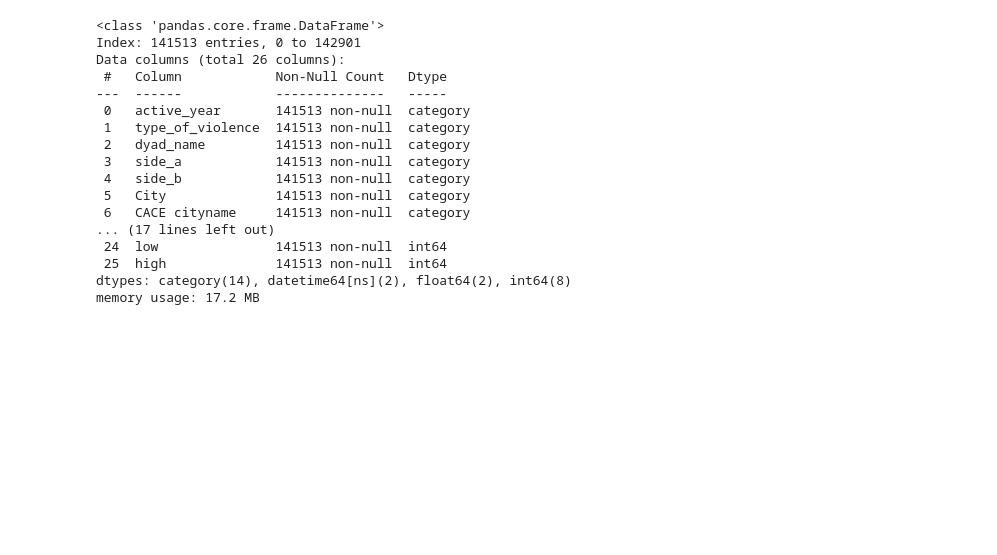
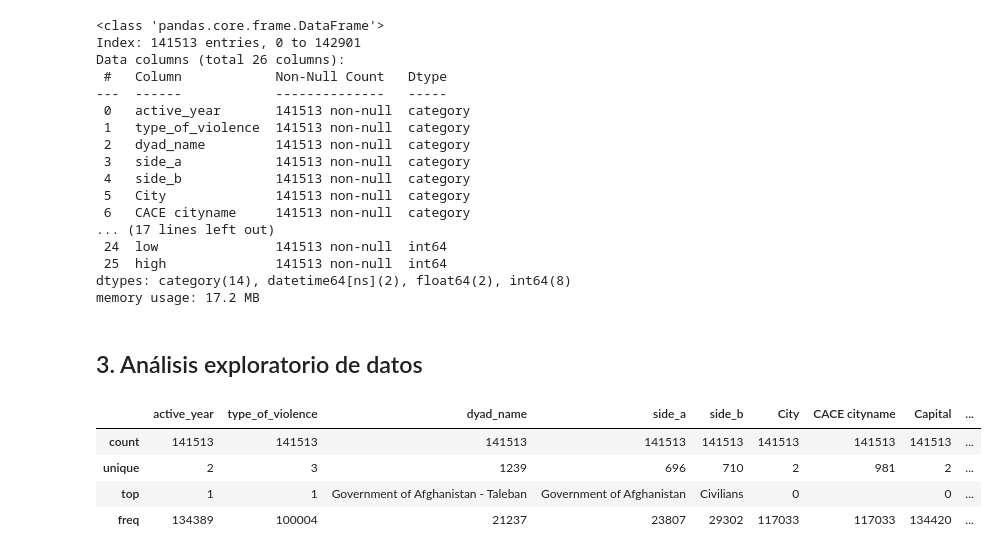
Before and after one commit to SantiagoCasado/CEIA_Analisis_Datos, a Jupyter notebook: add_tp1.ipynb, the cells around one changed output. Drawn from its saved outputs; the diff is of its cells as text; code cells hidden in the pictures; blank space fills up the shorter version.

```diff
--- a/add_tp1.ipynb
+++ b/add_tp1.ipynb
@@ -388,3 +388,13 @@ Data columns (total 26 columns):
  25  high              141513 non-null  int64
 dtypes: category(14), datetime64[ns](2), float64(2), int64(8)
 memory usage: 17.2 MB
+# %% [markdown]
+## 3. Análisis exploratorio de datos
+# %%
+df_cace.describe(include='category')
+# %% [output]
+|  | active_year | type_of_violence | dyad_name | side_a | side_b | City | CACE cityname | Capital | ... |
+| count | 141513 | 141513 | 141513 | 141513 | 141513 | 141513 | 141513 | 141513 | ... |
+| unique | 2 | 3 | 1239 | 696 | 710 | 2 | 981 | 2 | ... |
+| top | 1 | 1 | Government of Afghanistan - Taleban | Government of Afghanistan | Civilians | 0 |  | 0 | ... |
+| freq | 134389 | 100004 | 21237 | 23807 | 29302 | 117033 | 117033 | 134420 | ... |
```
Also changed, not shown: parts of 5 cells of this notebook.
